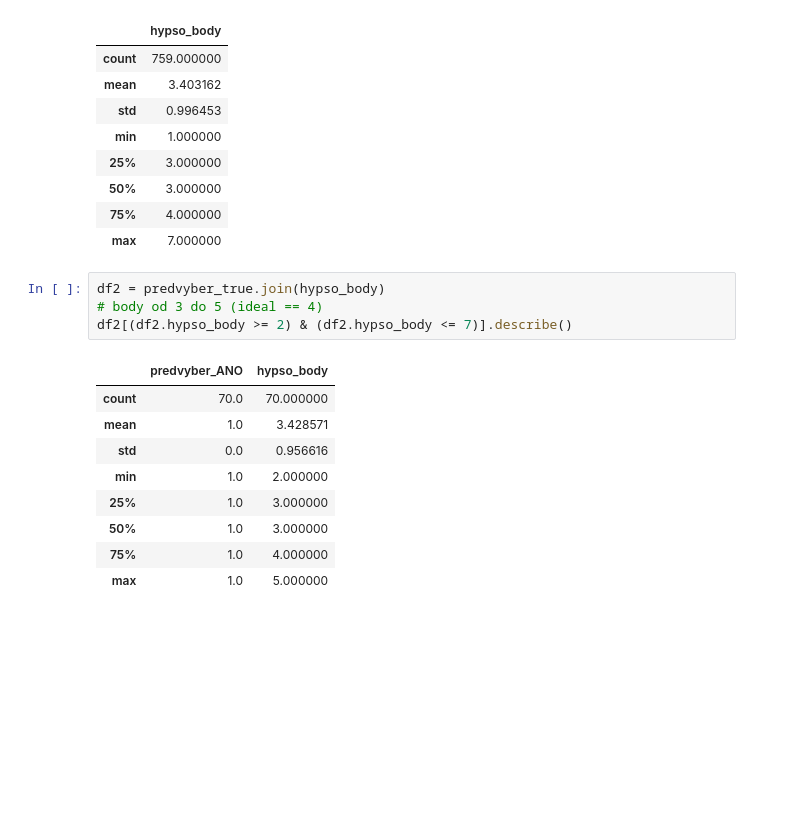
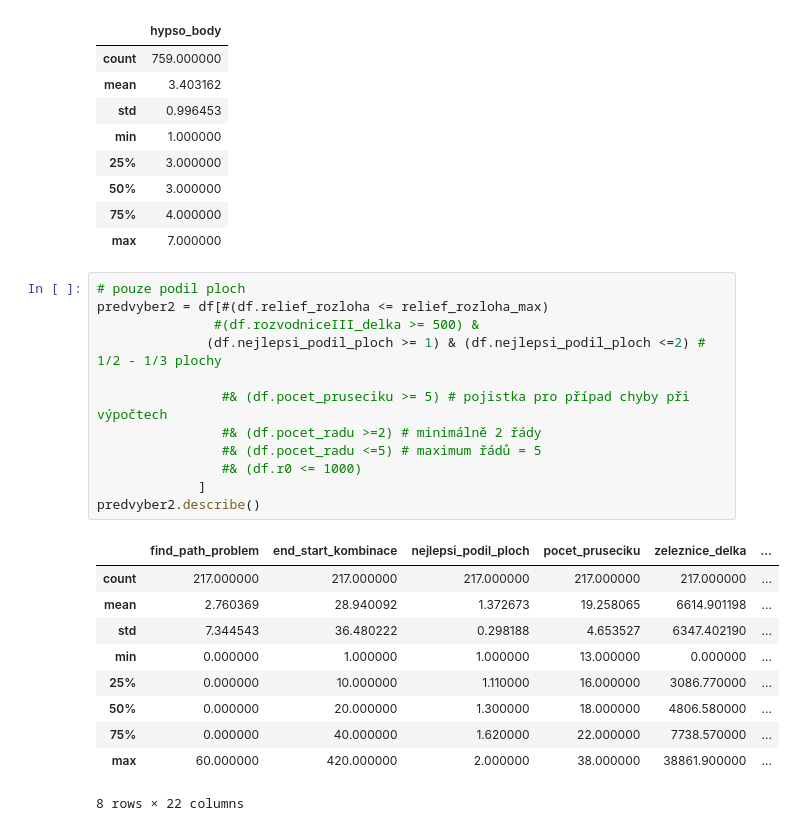
Before and after one commit to fenclova/jupyter-diplomka, a Jupyter notebook: 0a_predvyber_analyza875.ipynb, the cells around one changed output. Cells and saved outputs as stored; diff of their text form; blank space fills up the shorter version.

```diff
--- a/0a_predvyber_analyza875.ipynb
+++ b/0a_predvyber_analyza875.ipynb
@@ -131,17 +131,26 @@ hypso_body[hypso_body.hypso_body > 0].describe()
 | 50% | 3.000000 |
 | 75% | 4.000000 |
 | max | 7.000000 |
-# %%
-df2 = predvyber_true.join(hypso_body)
-# body od 3 do 5 (ideal == 4)
-df2[(df2.hypso_body >= 2) & (df2.hypso_body <= 7)].describe()
-# %% [output]
-|  | predvyber_ANO | hypso_body |
-| count | 70.0 | 70.000000 |
-| mean | 1.0 | 3.428571 |
-| std | 0.0 | 0.956616 |
-| min | 1.0 | 2.000000 |
-| 25% | 1.0 | 3.000000 |
-| 50% | 1.0 | 3.000000 |
-| 75% | 1.0 | 4.000000 |
-| max | 1.0 | 5.000000 |
+# %%
+# pouze podil ploch
+predvyber2 = df[#(df.relief_rozloha <= relief_rozloha_max)
+               #(df.rozvodniceIII_delka >= 500) &
+              (df.nejlepsi_podil_ploch >= 1) & (df.nejlepsi_podil_ploch <=2) # 1/2 - 1/3 plochy
+
+                #& (df.pocet_pruseciku >= 5) # pojistka pro případ chyby při výpočtech
+                #& (df.pocet_radu >=2) # minimálně 2 řády
+                #& (df.pocet_radu <=5) # maximum řádů = 5
+                #& (df.r0 <= 1000)
+             ]
+predvyber2.describe()
+# %% [output]
+|  | find_path_problem | end_start_kombinace | nejlepsi_podil_ploch | pocet_pruseciku | zeleznice_delka | ... |
+| count | 217.000000 | 217.000000 | 217.000000 | 217.000000 | 217.000000 | ... |
+| mean | 2.760369 | 28.940092 | 1.372673 | 19.258065 | 6614.901198 | ... |
+| std | 7.344543 | 36.480222 | 0.298188 | 4.653527 | 6347.402190 | ... |
+| min | 0.000000 | 1.000000 | 1.000000 | 13.000000 | 0.000000 | ... |
+| 25% | 0.000000 | 10.000000 | 1.110000 | 16.000000 | 3086.770000 | ... |
+| 50% | 0.000000 | 20.000000 | 1.300000 | 18.000000 | 4806.580000 | ... |
+| 75% | 0.000000 | 40.000000 | 1.620000 | 22.000000 | 7738.570000 | ... |
+| max | 60.000000 | 420.000000 | 2.000000 | 38.000000 | 38861.900000 | ... |
+8 rows × 22 columns
```
Also changed, not shown: parts of 10 cells of this notebook, 1 other file.
